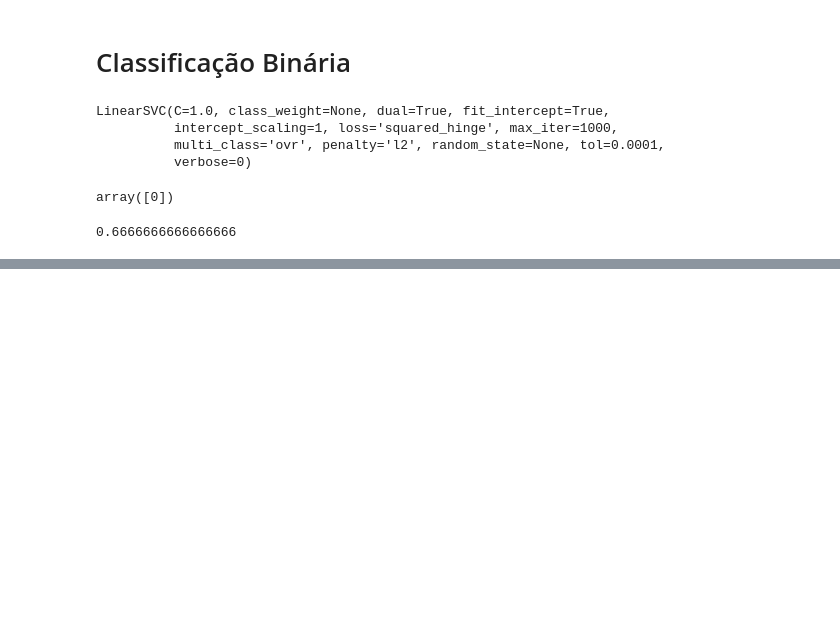
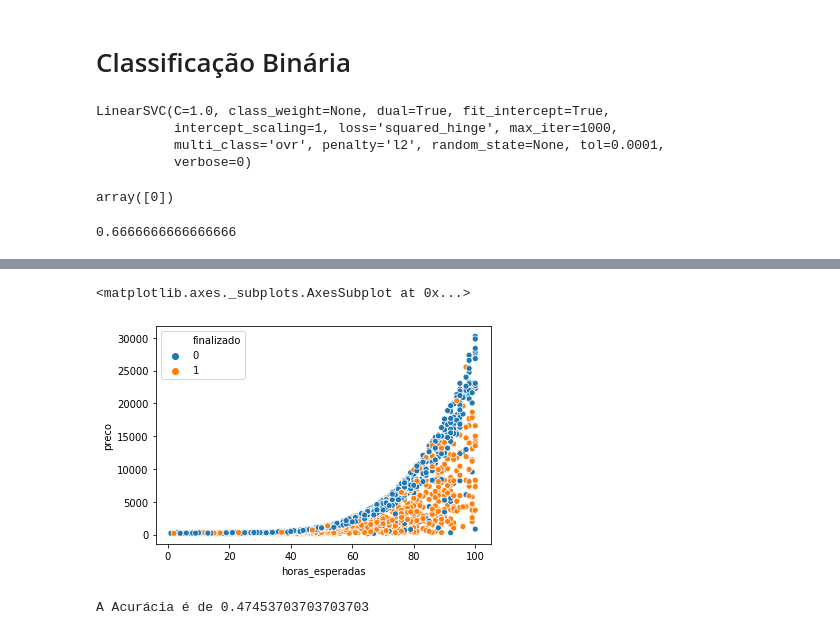
Before and after one commit to lucasrcsantana/training-ml, a Jupyter notebook: ML Course - Intro to classification with SKLearn.ipynb, the cells around one changed output, grey strips where cells are left out. Drawn from its saved outputs; the diff is of its cells as text; code cells hidden in the pictures; blank space fills up the shorter version.

Commit message:
Adding two classification projects

```diff
--- a/ML Course - Intro to classification with SKLearn.ipynb
+++ b/ML Course - Intro to classification with SKLearn.ipynb
@@ -50,0 +154,3 @@ taxa_de_acerto
+# %%
+url = 'https://gist.githubusercontent.com/guilhermesilveira/1b7d5475863c15f484ac495bd70975cf/raw/16aff7a0aee67e7c100a2a48b676a2d2d142f646/projects.csv'
+df = pd.read_csv(url)
@@ -50,0 +186,8 @@ taxa_de_acerto
+# %%
+mapa_colunas = {
+    'unfinished': 'finalizado',
+    'expected_hours': 'horas_esperadas',
+    'price': 'preco'
+}
+# %%
+df.rename(columns = mapa_colunas, inplace=True)
@@ -50,0 +217,25 @@ taxa_de_acerto
+# %%
+sns.scatterplot(x='horas_esperadas', y='preco', hue='finalizado', data=df)
+# %% [output]
+<matplotlib.axes._subplots.AxesSubplot at 0x...>
+[figure, added]
+# %%
+x = df[['horas_esperadas', 'preco']]
+y = df[['finalizado']]
+
+from sklearn.model_selection import train_test_split
+
+x_train, x_test, y_train, y_test = train_test_split(x, y, random_state=22, test_size=0.2, stratify=y)
+
+from sklearn.svm import LinearSVC
+model = LinearSVC()
+
+model.fit(x_train, y_train)
+
+y_pred = model.predict(x_test)
+
+from sklearn.metrics import accuracy_score
+acc = accuracy_score(y_test, y_pred)
+print(f'A Acurácia é de {acc}')
+# %% [output]
+A Acurácia é de 0.47453703703703703
```
Also changed, not shown: parts of 31 cells of this notebook.
